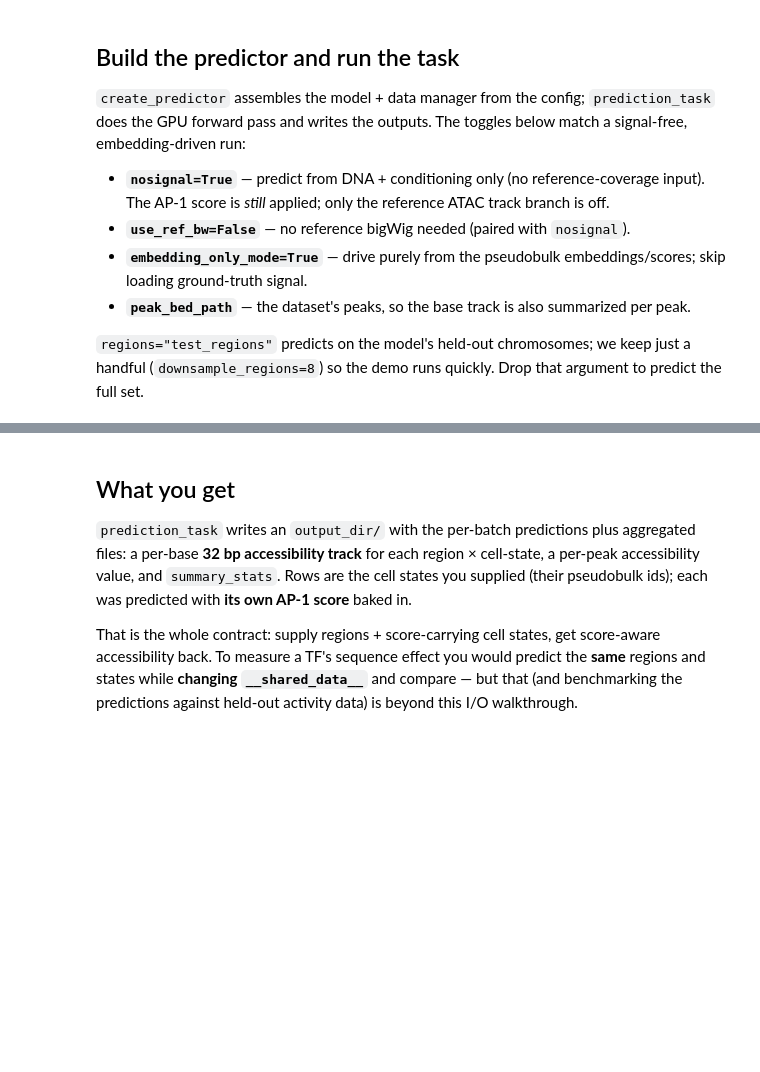
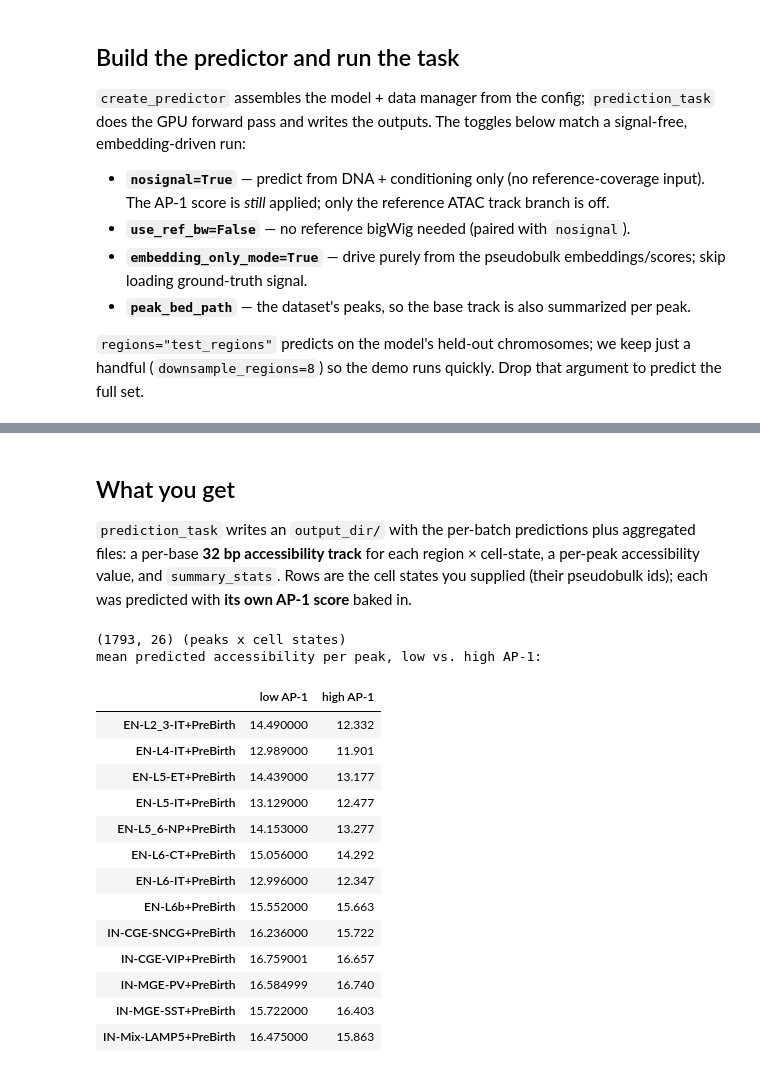
Before and after one commit to liuhlab/bolero, a Jupyter notebook: docs/tutorials/score_model/14_predict_score_model.ipynb, the cells around one changed output, grey strips where cells are left out. Cells and saved outputs as stored; diff of their text form; code cells hidden in the pictures; blank space fills up the shorter version.

```diff
--- a/docs/tutorials/score_model/14_predict_score_model.ipynb
+++ b/docs/tutorials/score_model/14_predict_score_model.ipynb
@@ -119,8 +214,29 @@ wrote predictions to predictions/Bolero10M+AP1+260104:HumanBrainDev
 files: a per-base **32 bp accessibility track** for each region × cell-state, a per-peak
 accessibility value, and `summary_stats`. Rows are the cell states you supplied (their
 pseudobulk ids); each was predicted with **its own AP-1 score** baked in.
-
-That is the whole contract: supply regions + score-carrying cell states, get score-aware
-accessibility back. To measure a TF's sequence effect you would predict the **same** regions
-and states while **changing `__shared_data__`** and compare — but that (and benchmarking the
-predictions against held-out activity data) is beyond this I/O walkthrough.
+# %%
+peak_pred = pd.read_feather(f"{output_dir}/pred_peak_data.feather")
+print(peak_pred.shape, "(peaks x cell states)")
+
+# the same cell state at low vs. high AP-1 score
+low = peak_pred.filter(like=":0").rename(columns=lambda c: c[:-2])
+high = peak_pred.filter(like=":1").rename(columns=lambda c: c[:-2])
+print("mean predicted accessibility per peak, low vs. high AP-1:")
+pd.DataFrame({"low AP-1": low.mean(), "high AP-1": high.mean()}).round(3)
+# %% [output]
+(1793, 26) (peaks x cell states)
+mean predicted accessibility per peak, low vs. high AP-1:
+|  | low AP-1 | high AP-1 |
+| EN-L2_3-IT+PreBirth | 14.490000 | 12.332 |
+| EN-L4-IT+PreBirth | 12.989000 | 11.901 |
+| EN-L5-ET+PreBirth | 14.439000 | 13.177 |
+| EN-L5-IT+PreBirth | 13.129000 | 12.477 |
+| EN-L5_6-NP+PreBirth | 14.153000 | 13.277 |
+| EN-L6-CT+PreBirth | 15.056000 | 14.292 |
+| EN-L6-IT+PreBirth | 12.996000 | 12.347 |
+| EN-L6b+PreBirth | 15.552000 | 15.663 |
+| IN-CGE-SNCG+PreBirth | 16.236000 | 15.722 |
+| IN-CGE-VIP+PreBirth | 16.759001 | 16.657 |
+| IN-MGE-PV+PreBirth | 16.584999 | 16.740 |
+| IN-MGE-SST+PreBirth | 15.722000 | 16.403 |
+| IN-Mix-LAMP5+PreBirth | 16.475000 | 15.863 |
```
Also changed, not shown: parts of 15 cells of this notebook, 1 other file.
